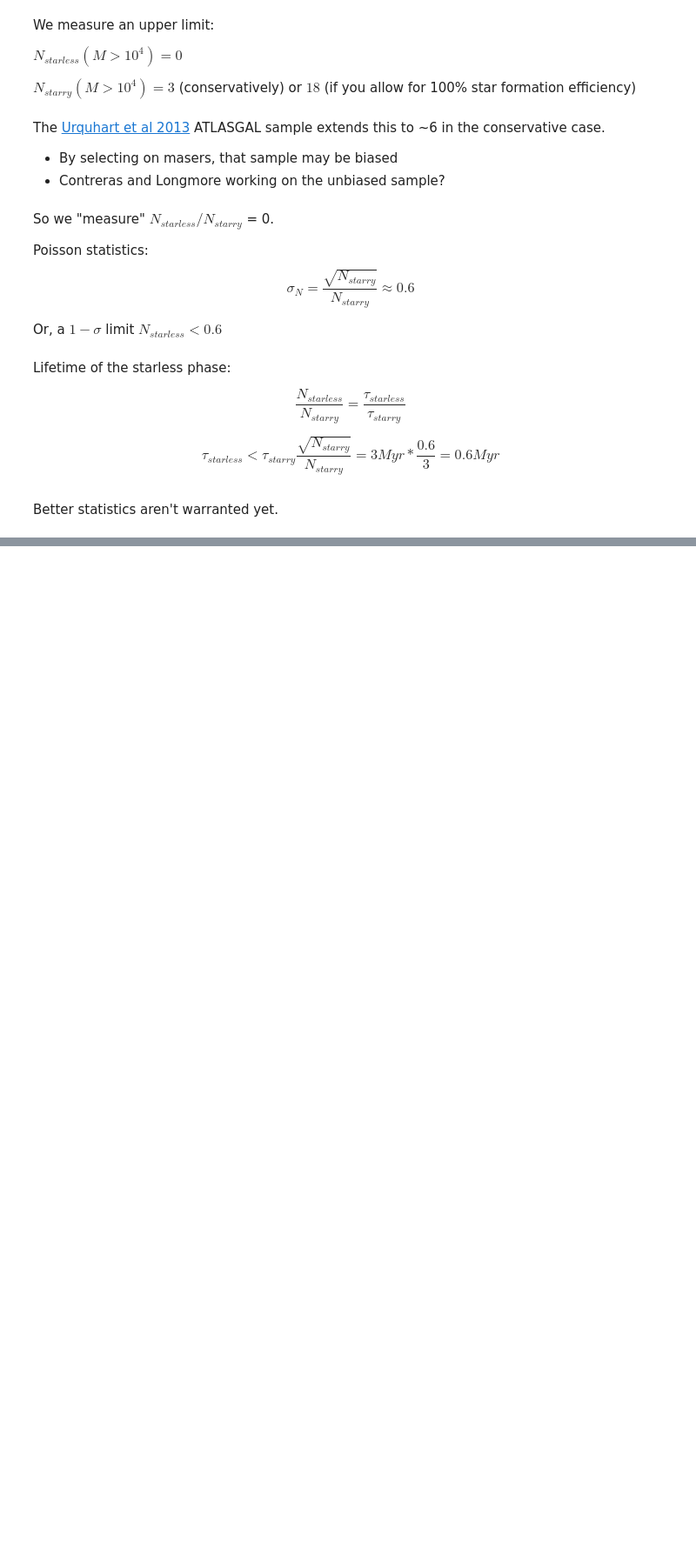
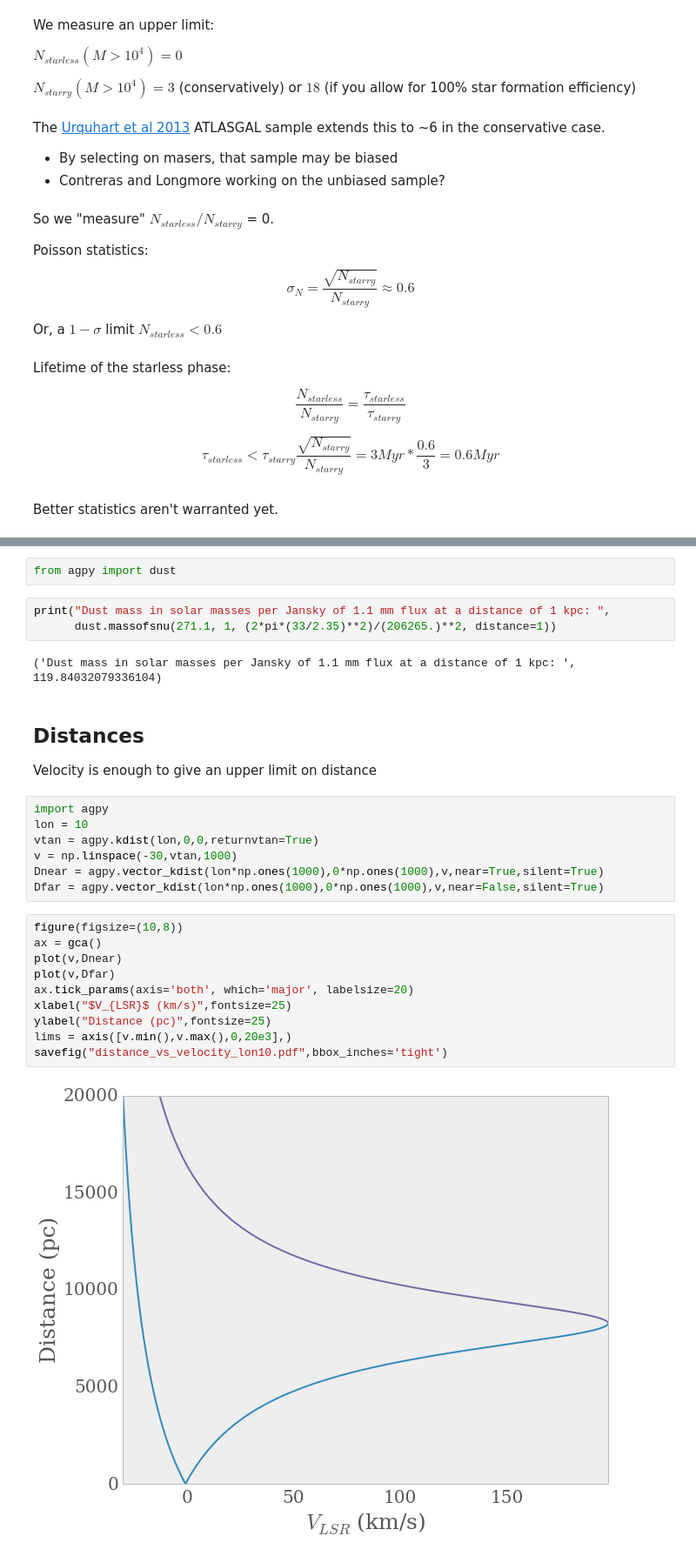
Before and after one commit to keflavich/protoclusterslides, a Jupyter notebook: ModelOfClusterFormation.ipynb, the cells around one changed output, grey strips where cells are left out. Shown at 87% size. Drawn from its saved outputs; the diff is of its cells as text; blank space fills up the shorter version.

```diff
--- a/ModelOfClusterFormation.ipynb
+++ b/ModelOfClusterFormation.ipynb
@@ -184,0 +190,30 @@ Better statistics aren't warranted yet.
+# %%
+from agpy import dust
+# %%
+print("Dust mass in solar masses per Jansky of 1.1 mm flux at a distance of 1 kpc: ",
+      dust.massofsnu(271.1, 1, (2*pi*(33/2.35)**2)/(206265.)**2, distance=1))
+# %% [output]
+('Dust mass in solar masses per Jansky of 1.1 mm flux at a distance of 1 kpc: ', 119.84032079336104)
+# %% [markdown]
+Distances
+---------
+Velocity is enough to give an upper limit on distance
+# %%
+import agpy
+lon = 10
+vtan = agpy.kdist(lon,0,0,returnvtan=True)
+v = np.linspace(-30,vtan,1000)
+Dnear = agpy.vector_kdist(lon*np.ones(1000),0*np.ones(1000),v,near=True,silent=True)
+Dfar = agpy.vector_kdist(lon*np.ones(1000),0*np.ones(1000),v,near=False,silent=True)
+# %%
+figure(figsize=(10,8))
+ax = gca()
+plot(v,Dnear)
+plot(v,Dfar)
+ax.tick_params(axis='both', which='major', labelsize=20)
+xlabel("$V_{LSR}$ (km/s)",fontsize=25)
+ylabel("Distance (pc)",fontsize=25)
+lims = axis([v.min(),v.max(),0,20e3],)
+savefig("distance_vs_velocity_lon10.pdf",bbox_inches='tight')
+# %% [output]
+[figure, added]
```
Also changed, not shown: parts of 12 cells of this notebook, 1 other file.
